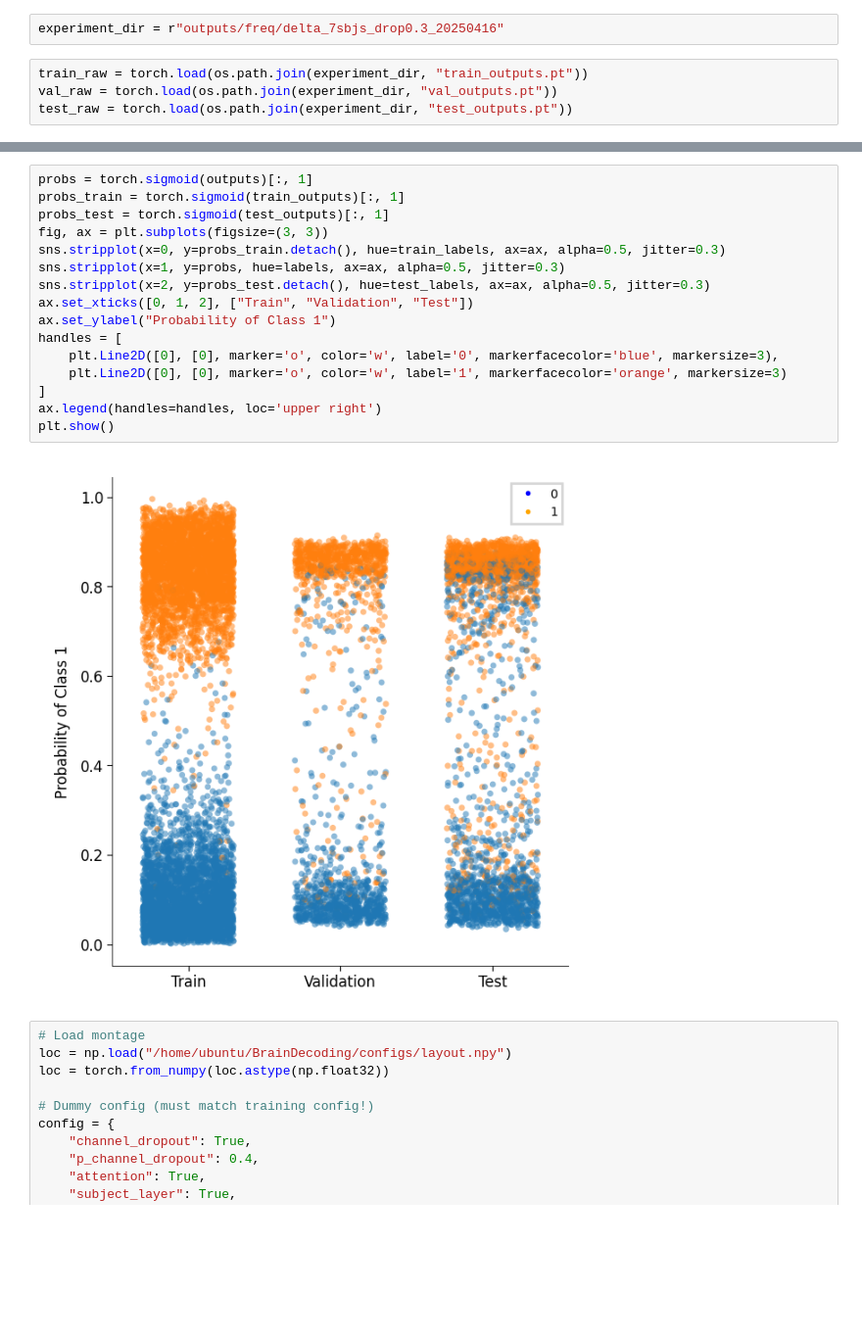
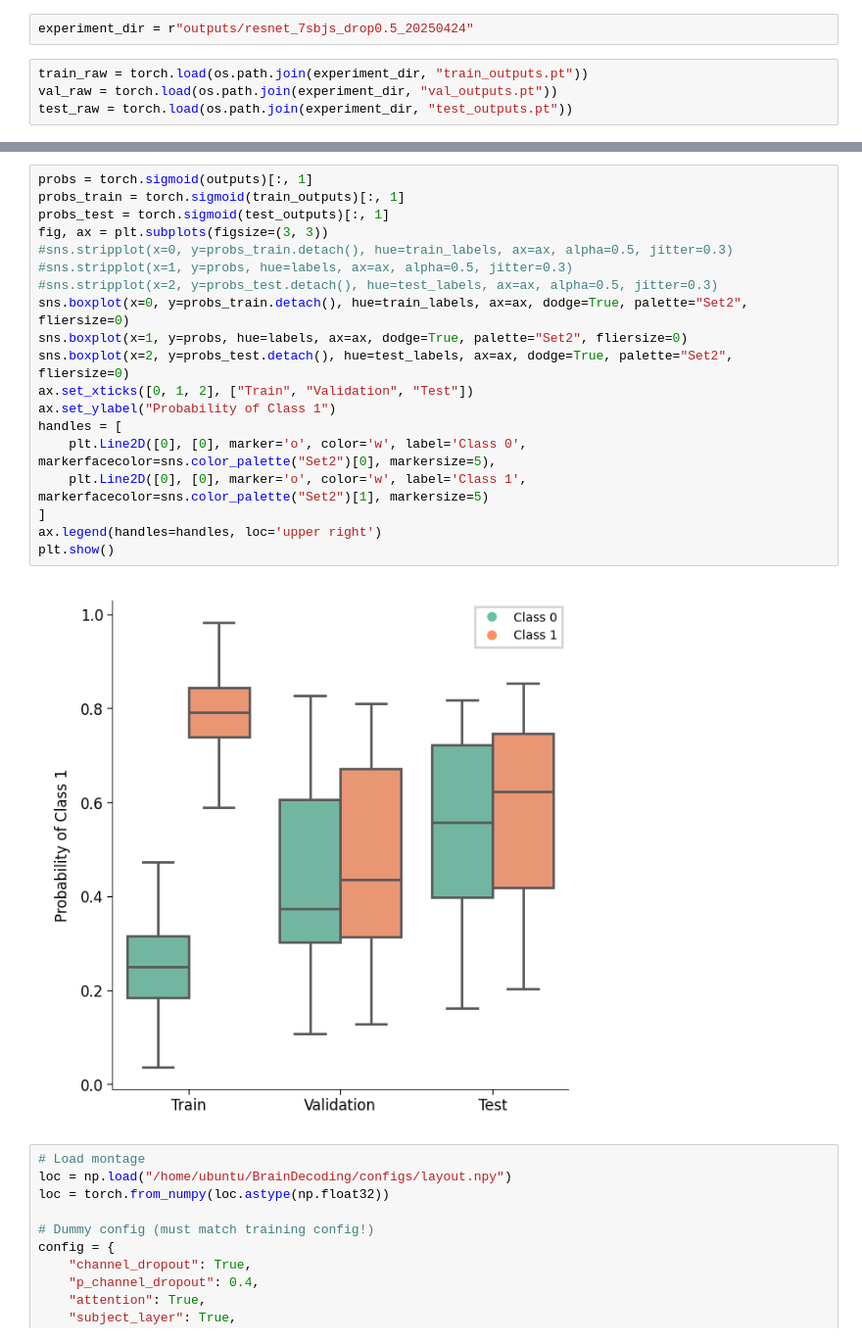
Before and after one commit to GustavKS/BrainDecoding, a Jupyter notebook: notebooks/plots.ipynb, the cells around one changed output, grey strips where cells are left out. Shown at 98% size. Saved outputs shown, nothing was run; the diff lists cells and outputs as text; blank space fills up the shorter version.

```diff
--- a/notebooks/plots.ipynb
+++ b/notebooks/plots.ipynb
@@ -20,7 +20,7 @@ print("Num Workers:", os.cpu_count())
 Current path: /home/ubuntu/BrainDecoding
 Num Workers: 32
 # %%
-experiment_dir = r"outputs/freq/delta_7sbjs_drop0.3_20250416"
+experiment_dir = r"outputs/resnet_7sbjs_drop0.5_20250424"
 # %%
 train_raw = torch.load(os.path.join(experiment_dir, "train_outputs.pt"))
 val_raw = torch.load(os.path.join(experiment_dir, "val_outputs.pt"))
@@ -104,21 +104,24 @@ plt.show()
 # %%
 probs = torch.sigmoid(outputs)[:, 1]
 probs_train = torch.sigmoid(train_outputs)[:, 1]
 probs_test = torch.sigmoid(test_outputs)[:, 1]
 fig, ax = plt.subplots(figsize=(3, 3))
-sns.stripplot(x=0, y=probs_train.detach(), hue=train_labels, ax=ax, alpha=0.5, jitter=0.3)
-sns.stripplot(x=1, y=probs, hue=labels, ax=ax, alpha=0.5, jitter=0.3)
-sns.stripplot(x=2, y=probs_test.detach(), hue=test_labels, ax=ax, alpha=0.5, jitter=0.3)
+#sns.stripplot(x=0, y=probs_train.detach(), hue=train_labels, ax=ax, alpha=0.5, jitter=0.3)
+#sns.stripplot(x=1, y=probs, hue=labels, ax=ax, alpha=0.5, jitter=0.3)
+#sns.stripplot(x=2, y=probs_test.detach(), hue=test_labels, ax=ax, alpha=0.5, jitter=0.3)
+sns.boxplot(x=0, y=probs_train.detach(), hue=train_labels, ax=ax, dodge=True, palette="Set2", fliersize=0)
+sns.boxplot(x=1, y=probs, hue=labels, ax=ax, dodge=True, palette="Set2", fliersize=0)
+sns.boxplot(x=2, y=probs_test.detach(), hue=test_labels, ax=ax, dodge=True, palette="Set2", fliersize=0)
 ax.set_xticks([0, 1, 2], ["Train", "Validation", "Test"])
 ax.set_ylabel("Probability of Class 1")
 handles = [
-    plt.Line2D([0], [0], marker='o', color='w', label='0', markerfacecolor='blue', markersize=3),
-    plt.Line2D([0], [0], marker='o', color='w', label='1', markerfacecolor='orange', markersize=3)
+    plt.Line2D([0], [0], marker='o', color='w', label='Class 0', markerfacecolor=sns.color_palette("Set2")[0], markersize=5),
+    plt.Line2D([0], [0], marker='o', color='w', label='Class 1', markerfacecolor=sns.color_palette("Set2")[1], markersize=5)
 ]
 ax.legend(handles=handles, loc='upper right')
 plt.show()
 # %% [output]
-[figure, old version]
+[figure, new version]
 # %%
 # Load montage
 loc = np.load("/home/ubuntu/BrainDecoding/configs/layout.npy")
```
Also changed, not shown: parts of 4 cells of this notebook, 18 other files.
